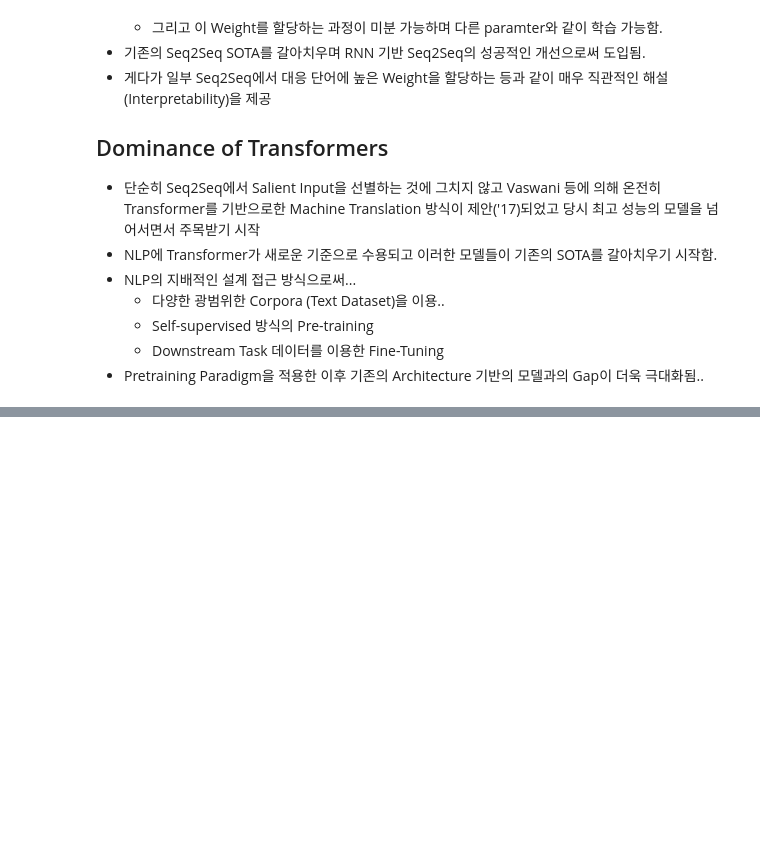
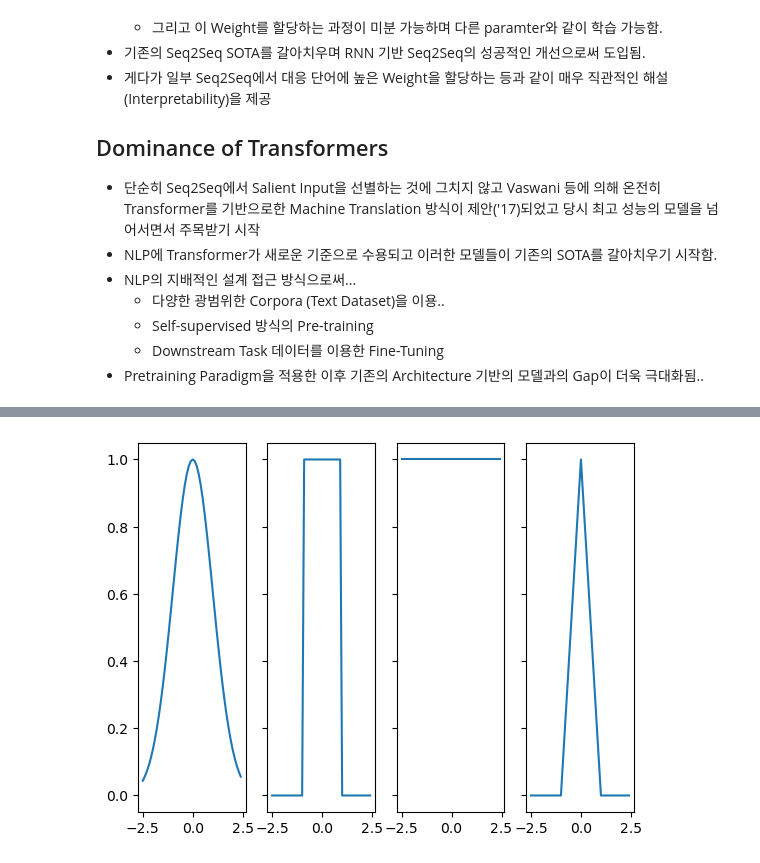
Before and after one commit to fritzprix/ml_note, a Jupyter notebook: study/transformer.ipynb, the cells around one changed output, grey strips where cells are left out. Saved outputs shown, nothing was run; the diff lists cells and outputs as text; code cells hidden in the pictures; blank space fills up the shorter version.

```diff
--- a/study/transformer.ipynb
+++ b/study/transformer.ipynb
@@ -71,0 +91,30 @@ class DotProductAttention(nn.Module):
+# %%
+import torch
+
+def gaussian(x: torch.Tensor):
+    return torch.exp(-x**2 / 2)
+
+def boxcar(x:torch.Tensor):
+    return torch.abs(x) < 1.0
+
+def constant(x:torch.Tensor):
+    return 1.0 + 0 * x
+
+def epanechikov(x:torch.Tensor):
+    return torch.max(1 - torch.abs(x), torch.zeros_like(x))
+
+kernels = [
+    ('Gaussian', gaussian),
+    ('Boxcar', boxcar),
+    ('Constant', constant),
+    ('Epanechikov', epanechikov)
+]
+# %%
+from matplotlib import pyplot as plt
+
+fig, axes = plt.subplots(1, len(kernels), sharey=True)
+x = torch.arange(-2.5, 2.5, 0.1)
+for (name, kernel), ax in zip(kernels, axes):
+    ax.plot(x.detach().numpy(), kernel(x).detach().numpy())
+# %% [output]
+[figure, added]
```
Also changed, not shown: parts of 14 cells of this notebook.
